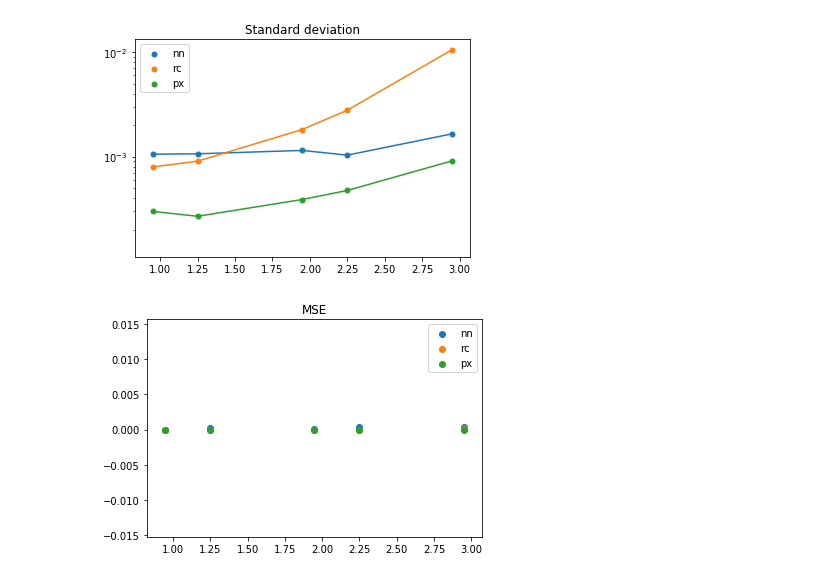
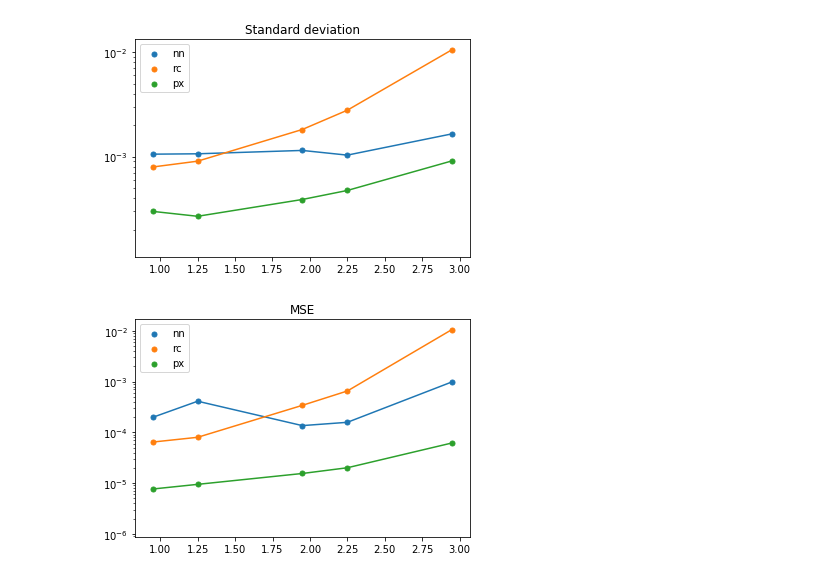
Before and after one commit to waahlstrand/frap, a Jupyter notebook: notebooks/Results.ipynb, the cells around one changed output. Cells and saved outputs as stored; diff of their text form; code cells hidden in the pictures.

```diff
--- a/notebooks/Results.ipynb
+++ b/notebooks/Results.ipynb
@@ -11,9 +11,10 @@ import torch
 import torch.nn as nn
 import matplotlib.pyplot as plt
 
-#plt.rcParams["figure.figsize"] = (60,10)
+plt.rcParams["figure.figsize"] = (10,5)
 
 import numpy as np
+import pandas as pd
 import h5py
 import hdf5storage
 
@@ -22,6 +23,7 @@ from IPython.display import display
 import time
 from tqdm import tqdm
 import json
+import pickle
 # %%
 def MSE(y, y_hat):
     return np.mean(np.power((y-y_hat), 2), axis=1)
@@ -473,16 +415,22 @@ plt.show()
 # %% [output]
 [figure]
 # %%
-cond = df[(np.around(df["a"], 3) ==  0.001) & (df["alpha"]==0.5)]
-plt.scatter(cond["D"], cond["D_nn_mse"], label="nn")
-plt.scatter(cond["D"], cond["D_rc_mse"], label="rc")
-plt.scatter(cond["D"], cond["D_px_mse"], label="px")
-#plt.yscale("log")
+
+cond = df[(np.around(df["a"], 3) ==  0.1) & (df["alpha"]==0.5)]
+cond = cond.sort_values(by=["D"])
+x = cond["D"]
+plt.plot(x, cond["D_nn_mse"])
+plt.plot(x, cond["D_rc_mse"])
+plt.plot(x, cond["D_px_mse"])
+plt.scatter(x, cond["D_nn_mse"], s=25, label="nn")
+plt.scatter(x, cond["D_rc_mse"], s=25, label="rc")
+plt.scatter(x, cond["D_px_mse"], s=25, label="px")
 plt.legend()
+plt.yscale("log")
 #plt.errorbar(cond["D"], cond["D_nn_mean"], yerr=cond["D_nn_std"], xerr=None, ls='none')
 #plt.errorbar(cond["D"], cond["D_nn_mean"], yerr=cond["D_rc_std"], xerr=None, ls='none')
 #plt.errorbar(cond["D"], cond["D_nn_mean"], yerr=cond["D_px_std"], xerr=None, ls='none')
 plt.title("MSE")
 plt.show()
 # %% [output]
-[figure, old version]
+[figure, new version]
```
Also changed, not shown: parts of 12 cells of this notebook.
